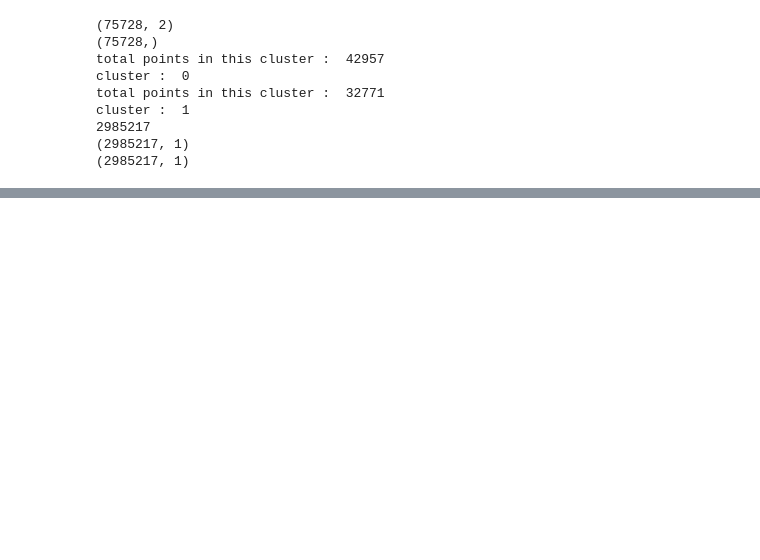
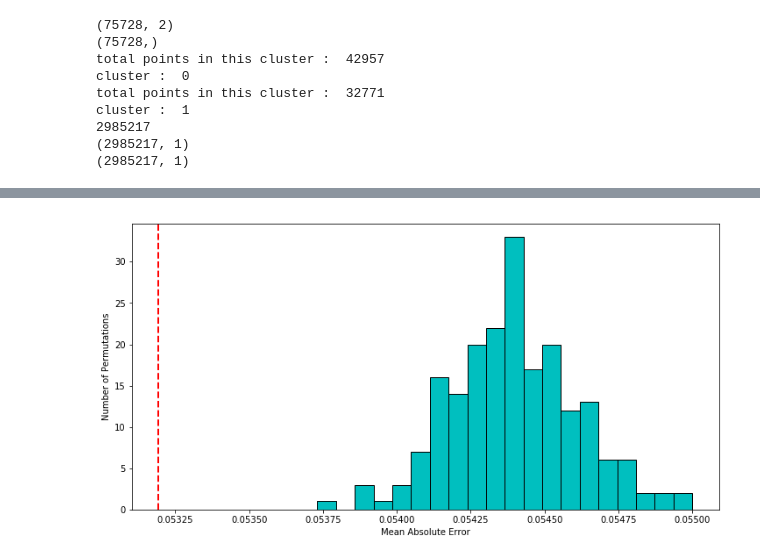
Before and after one commit to xilenteyex/CSE519-2017-111195374, a Jupyter notebook: HW3/HW3.ipynb, the cells around one changed output, grey strips where cells are left out. Cells and saved outputs as stored; diff of their text form; code cells hidden in the pictures; blank space fills up the shorter version.

```diff
--- a/HW3/HW3.ipynb
+++ b/HW3/HW3.ipynb
@@ -564,0 +828,14 @@ cluster :  1
+# %%
+perm_errors = pd.read_csv('permutation_score.csv')
+permutations_mae = perm_errors['mae'].tolist()
+permutations_mse = perm_errors['mse'].tolist()
+
+mae_list = permutations_mae[1:]
+plt.rcParams["figure.figsize"] = [12, 6]
+plt.hist(mae_list, bins=20, color='c', edgecolor = 'black')
+plt.axvline(permutations_mae[0], color='r', linestyle='dashed', linewidth=2)
+plt.xlabel('Mean Absolute Error')
+plt.ylabel('Number of Permutations')
+plt.show()
+# %% [output]
+[figure, added]
```
Also changed, not shown: parts of 13 cells of this notebook, 1 other file.
